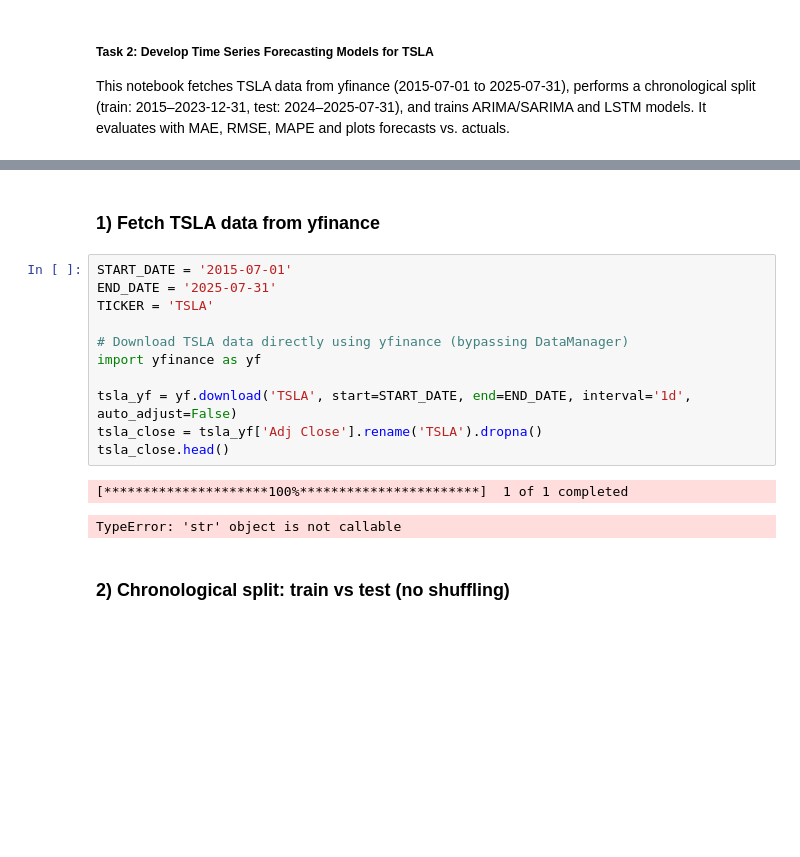
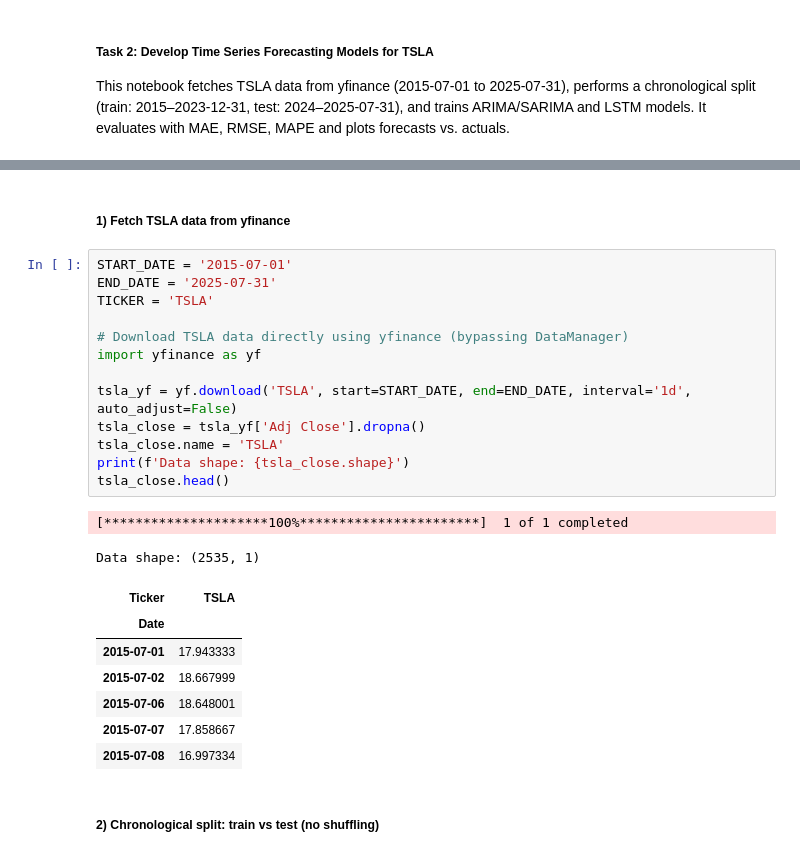
Before and after one commit to GetachewGanfur/Time-Series-Forecasting-for-Portfolio-Management-Optimization-Week11, a Jupyter notebook: notebooks/task2_tsla_forecasting.ipynb, the cells around one changed output, grey strips where cells are left out. Cells and saved outputs as stored; diff of their text form; blank space fills up the shorter version.

```diff
--- a/notebooks/task2_tsla_forecasting.ipynb
+++ b/notebooks/task2_tsla_forecasting.ipynb
@@ -53,18 +81,27 @@ ModuleNotFoundError: No module named 'arch'
 # %% [markdown]
-### 1) Fetch TSLA data from yfinance
+##### 1) Fetch TSLA data from yfinance
 # %%
 START_DATE = '2015-07-01'
 END_DATE = '2025-07-31'
 TICKER = 'TSLA'
 
 # Download TSLA data directly using yfinance (bypassing DataManager)
 import yfinance as yf
 
 tsla_yf = yf.download('TSLA', start=START_DATE, end=END_DATE, interval='1d', auto_adjust=False)
-tsla_close = tsla_yf['Adj Close'].rename('TSLA').dropna()
+tsla_close = tsla_yf['Adj Close'].dropna()
+tsla_close.name = 'TSLA'
+print(f'Data shape: {tsla_close.shape}')
 tsla_close.head()
 # %% [output]
 [*********************100%***********************]  1 of 1 completed
-TypeError: 'str' object is not callable
+Data shape: (2535, 1)
+| Ticker | TSLA |
+| Date |  |
+| 2015-07-01 | 17.943333 |
+| 2015-07-02 | 18.667999 |
+| 2015-07-06 | 18.648001 |
+| 2015-07-07 | 17.858667 |
+| 2015-07-08 | 16.997334 |
 # %% [markdown]
-### 2) Chronological split: train vs test (no shuffling)
+##### 2) Chronological split: train vs test (no shuffling)
```
Also changed, not shown: parts of 22 cells of this notebook.
